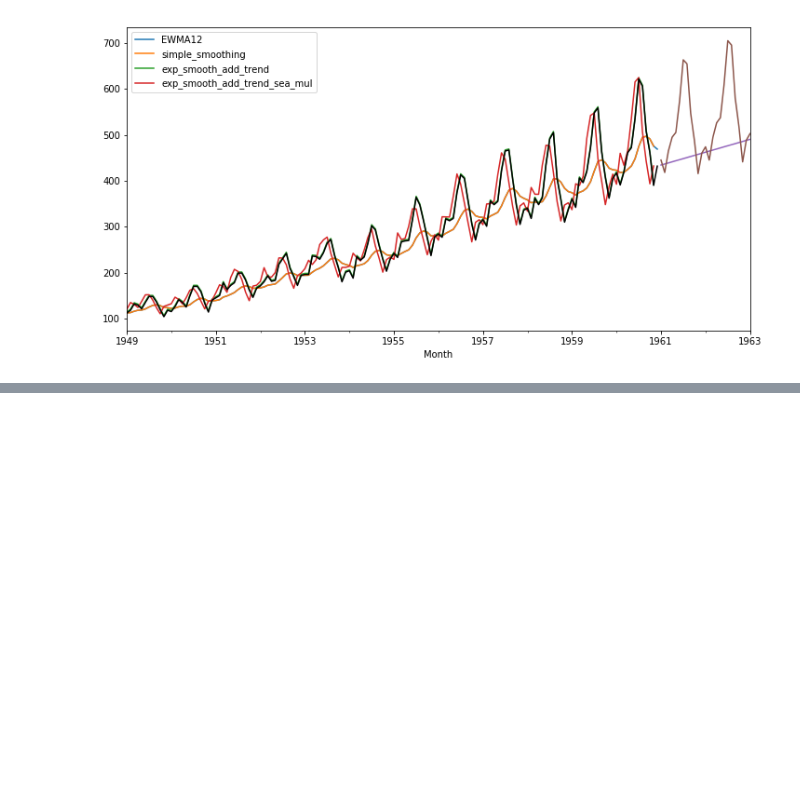
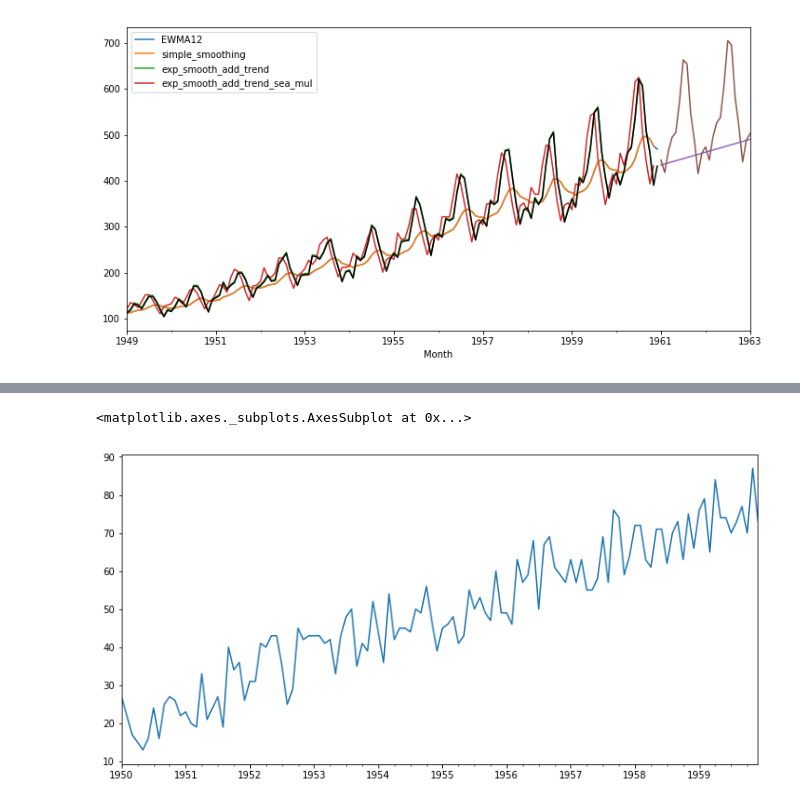
Before and after one commit to ania4data/Time_Series, a Jupyter notebook: statsmodel_Timeseries.ipynb, the cells around one changed output, grey strips where cells are left out. Saved outputs shown, nothing was run; the diff lists cells and outputs as text; code cells hidden in the pictures; blank space fills up the shorter version.

```diff
--- a/statsmodel_Timeseries.ipynb
+++ b/statsmodel_Timeseries.ipynb
@@ -291,0 +352,5 @@ test3.plot(label = 'add_trend_multi_seasonal')
+# %%
+df2['b'].plot()
+# %% [output]
+<matplotlib.axes._subplots.AxesSubplot at 0x...>
+[figure, added]
```
Also changed, not shown: parts of 67 cells of this notebook.
